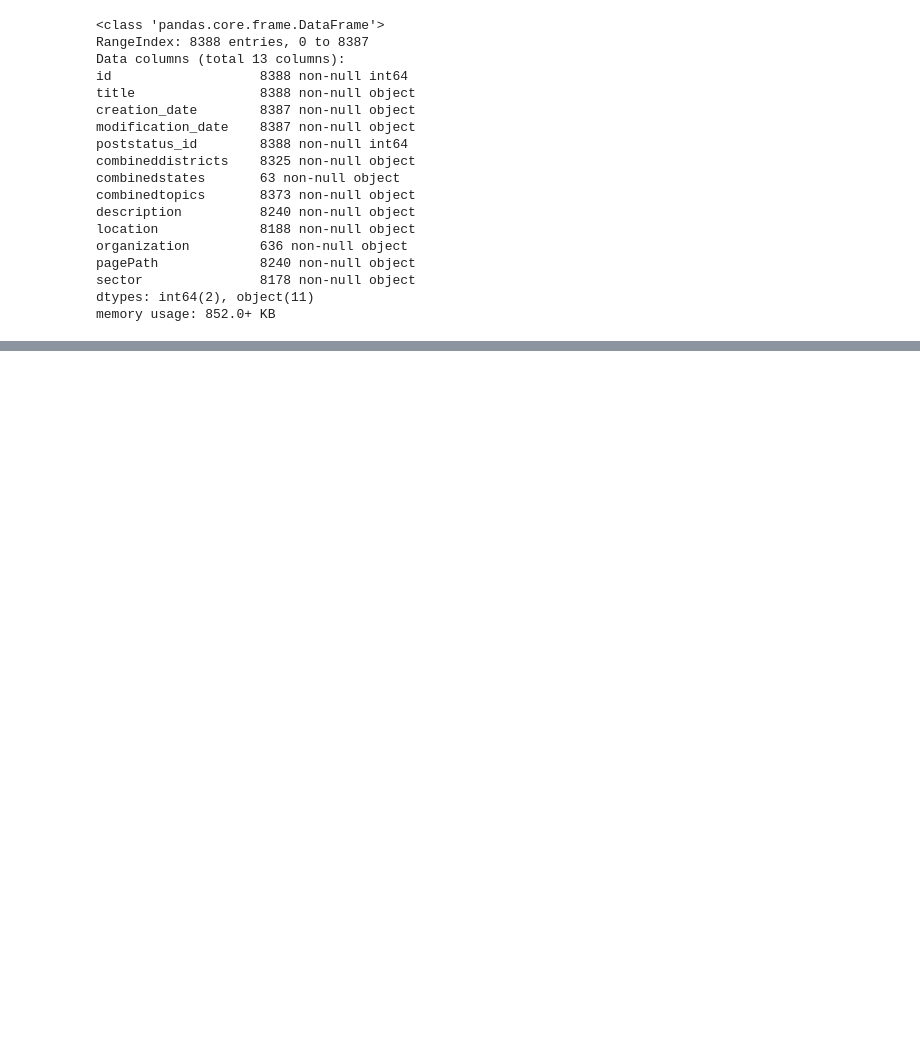
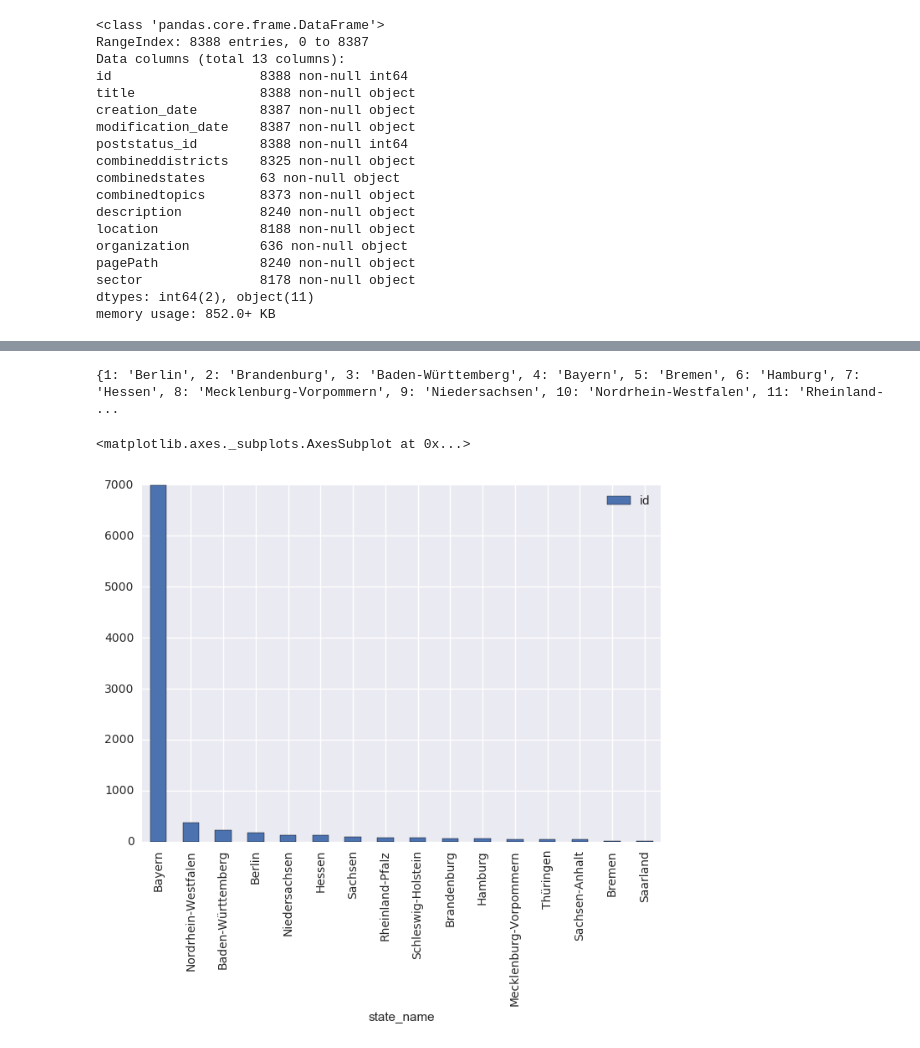
Before and after one commit to teoguso/dssg-data-dive-2017, a Jupyter notebook: notebooks/01-mg-first-data-exploration.ipynb, the cells around one changed output, grey strips where cells are left out. Cells and saved outputs as stored; diff of their text form; code cells hidden in the pictures; blank space fills up the shorter version.

Commit message:
Update notebook exploring posts location

```diff
--- a/notebooks/01-mg-first-data-exploration.ipynb
+++ b/notebooks/01-mg-first-data-exploration.ipynb
@@ -68,0 +253,4 @@ a
+# %%
+state_name_lut = pd.read_csv("../data/raw/posts_states.csv", sep=";")
+state_name_lut.columns = ["state", "state_name"]
+state_name_lut.head()
@@ -68,0 +264,15 @@ a
+# %%
+full_record = full_record.merge(state_name_lut)
+# %%
+xtick_labels = dict(full_record[["state", "state_name"]].drop_duplicates().values)
+print(xtick_labels)
+# %% [output]
+{1: 'Berlin', 2: 'Brandenburg', 3: 'Baden-Württemberg', 4: 'Bayern', 5: 'Bremen', 6: 'Hamburg', 7: 'Hessen', 8: 'Mecklenburg-Vorpommern', 9: 'Niedersachsen', 10: 'Nordrhein-Westfalen', 11: 'Rheinland- ...
+# %%
+# full_record.state.plot(kind='bar', bins=len(full_record.state.unique()))
+# full_record.set_index()
+# plt.xticks=[xtick_labels[k] for k in sorted(xtick_labels.keys())]
+full_record[["id", "state_name"]].groupby("state_name").aggregate('count').sort_values(by="id", ascending=False).plot.bar()
+# %% [output]
+<matplotlib.axes._subplots.AxesSubplot at 0x...>
+[figure, added]
```
Also changed, not shown: parts of 25 cells of this notebook.
